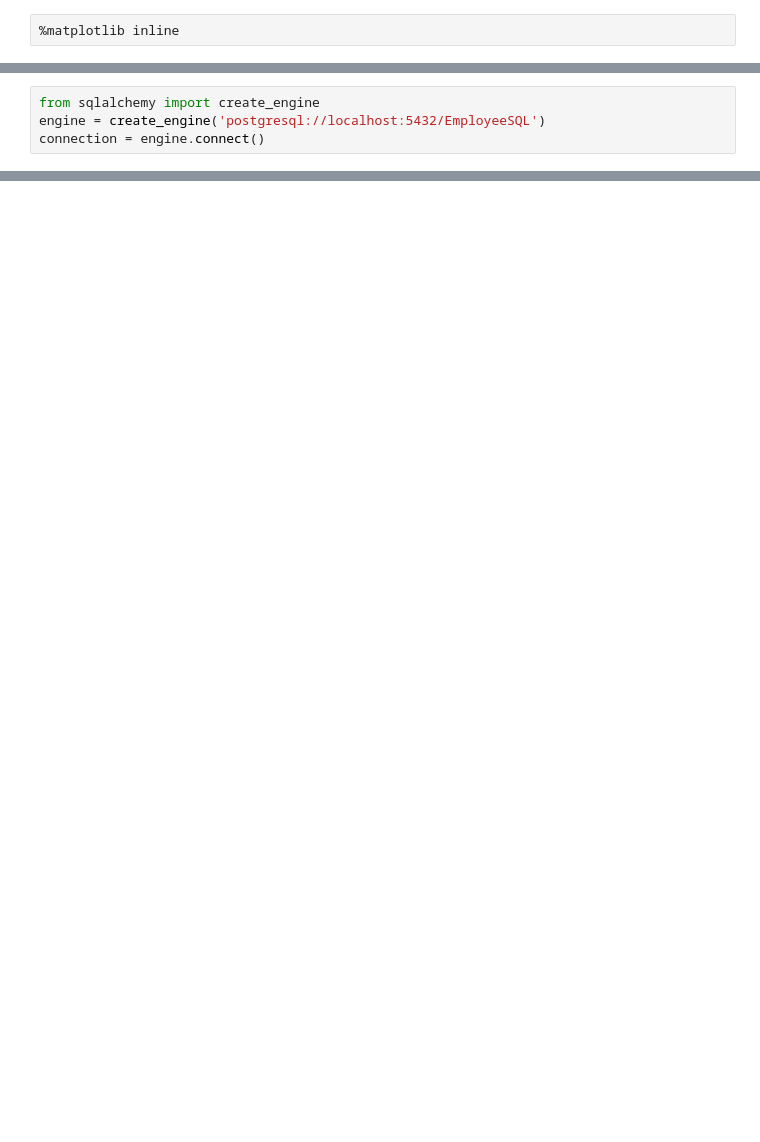
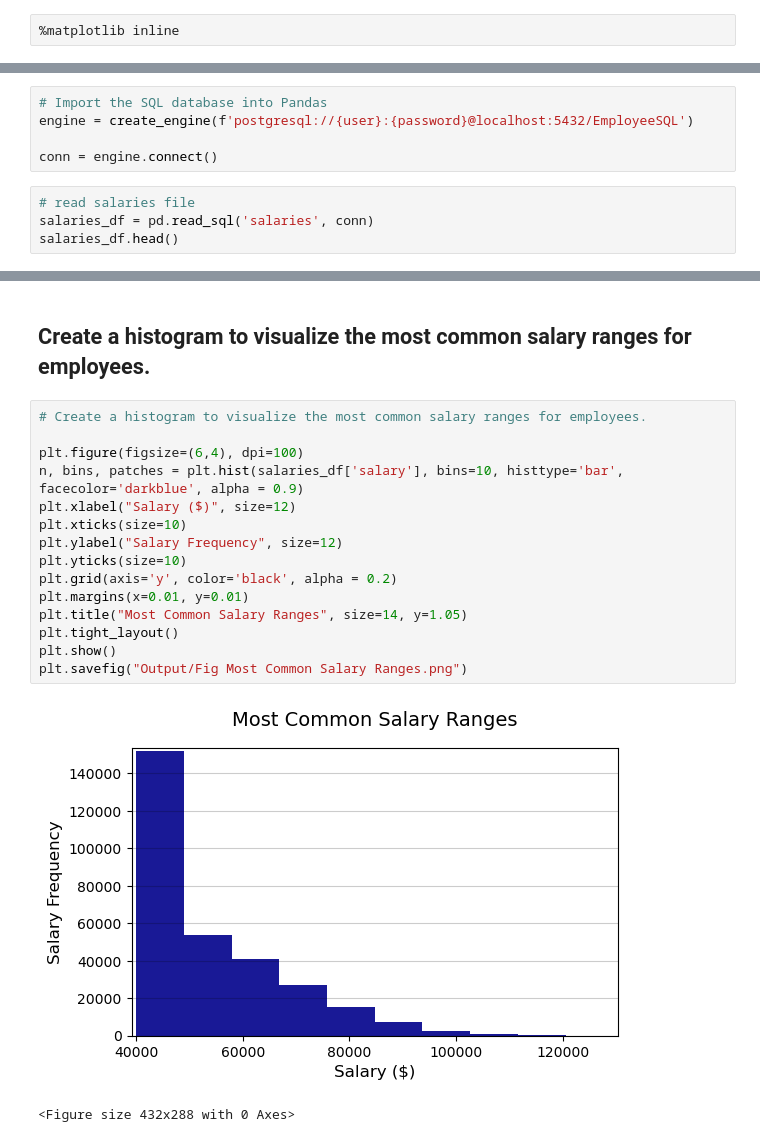
Before and after one commit to DCornea5/sql-challenge, a Jupyter notebook: EmployeeSQL/EmployeeSQL_Pandas.ipynb, the cells around one changed output, grey strips where cells are left out. Cells and saved outputs as stored; diff of their text form; blank space fills up the shorter version.

```diff
--- a/EmployeeSQL/EmployeeSQL_Pandas.ipynb
+++ b/EmployeeSQL/EmployeeSQL_Pandas.ipynb
@@ -15,4 +22,9 @@ ModuleNotFoundError: No module named 'config'
 # %%
-from sqlalchemy import create_engine
-engine = create_engine('postgresql://localhost:5432/EmployeeSQL')
-connection = engine.connect()
+# Import the SQL database into Pandas
+engine = create_engine(f'postgresql://{user}:{password}@localhost:5432/EmployeeSQL')
+
+conn = engine.connect()
+# %%
+# read salaries file
+salaries_df = pd.read_sql('salaries', conn)
+salaries_df.head()
@@ -18,0 +38,20 @@ connection = engine.connect()
+# %% [markdown]
+## Create a histogram to visualize the most common salary ranges for employees.
+# %%
+# Create a histogram to visualize the most common salary ranges for employees.
+
+plt.figure(figsize=(6,4), dpi=100)
+n, bins, patches = plt.hist(salaries_df['salary'], bins=10, histtype='bar', facecolor='darkblue', alpha = 0.9)
+plt.xlabel("Salary ($)", size=12)
+plt.xticks(size=10)
+plt.ylabel("Salary Frequency", size=12)
+plt.yticks(size=10)
+plt.grid(axis='y', color='black', alpha = 0.2)
+plt.margins(x=0.01, y=0.01)
+plt.title("Most Common Salary Ranges", size=14, y=1.05)
+plt.tight_layout()
+plt.show()
+plt.savefig("Output/Fig Most Common Salary Ranges.png")
+# %% [output]
+[figure, added]
+<Figure size 432x288 with 0 Axes>
```
Also changed, not shown: parts of 14 cells of this notebook, 2 other files.
